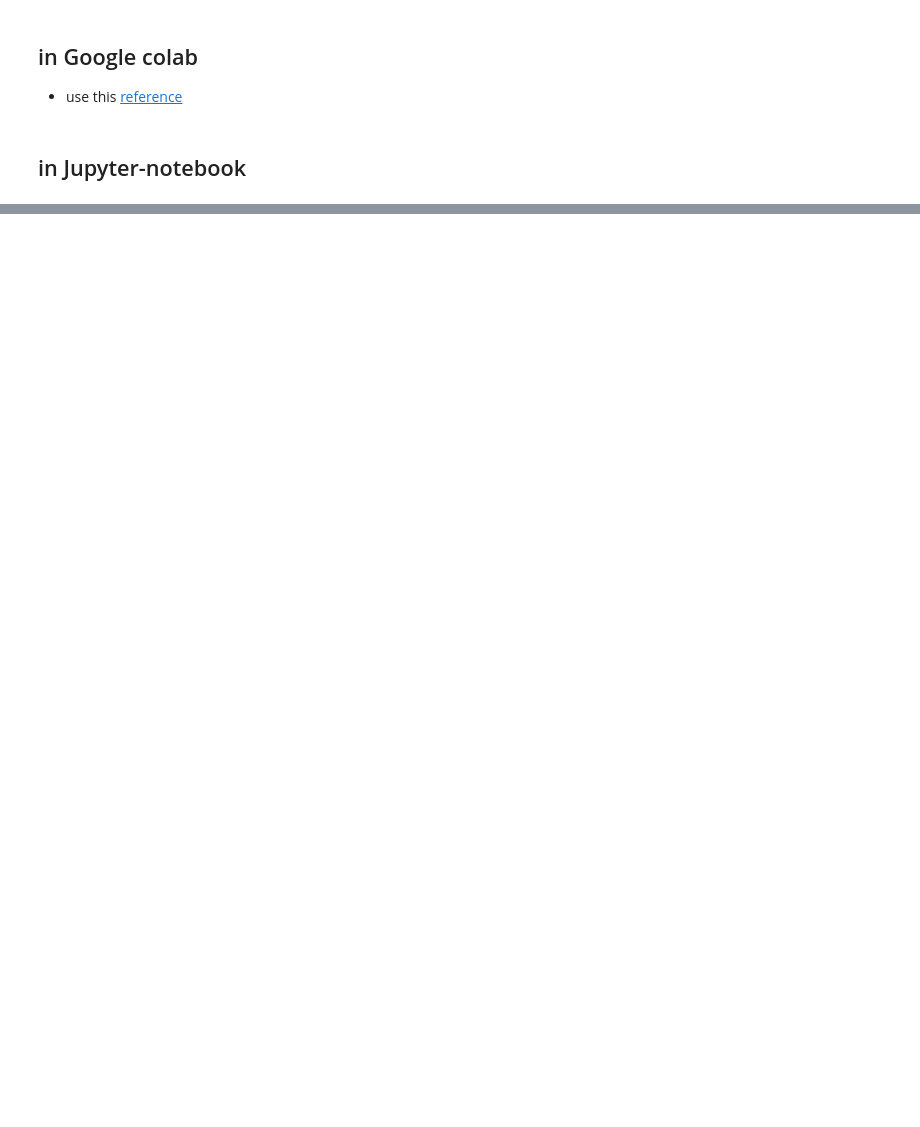
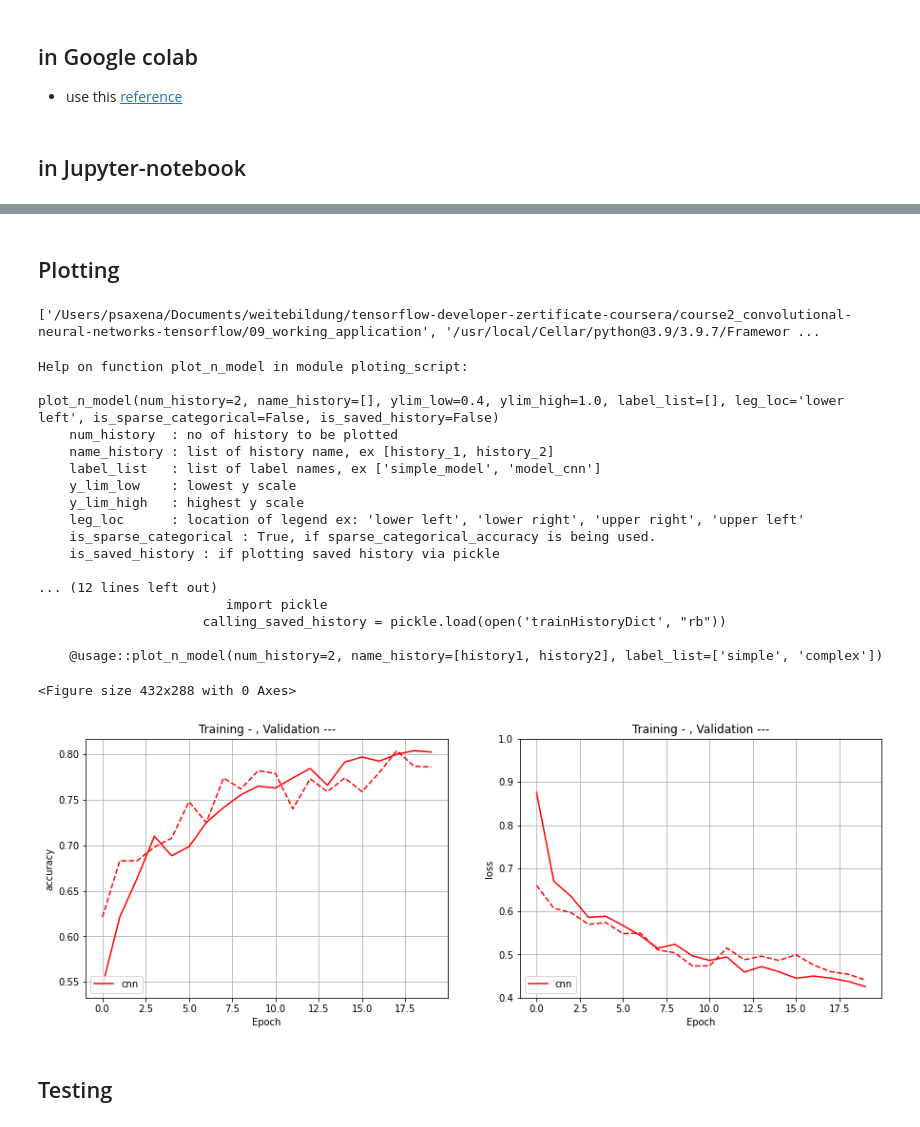
Before and after one commit to poojasaxena/tensorflow-specialization-coursera, a Jupyter notebook: course2_convolutional-neural-networks-tensorflow/09_working_application/Course_2_Part_1_Lesson_1_Notebook_catvsdog.ipynb, the cells around one changed output, grey strips where cells are left out. Cells and saved outputs as stored; diff of their text form; code cells hidden in the pictures; blank space fills up the shorter version.

Commit message:
developed cat/dog model

```diff
--- a/course2_convolutional-neural-networks-tensorflow/09_working_application/Course_2_Part_1_Lesson_1_Notebook_catvsdog.ipynb
+++ b/course2_convolutional-neural-networks-tensorflow/09_working_application/Course_2_Part_1_Lesson_1_Notebook_catvsdog.ipynb
@@ -144,0 +297,27 @@ for fname in os.listdir(path=search_path):
+# %%
+from tensorflow.keras.optimizers import RMSprop
+
+model.compile(optimizer=RMSprop(learning_rate=0.001),
+              loss='binary_crossentropy',
+              metrics = ['accuracy'])
+# %%
+from tensorflow.keras.preprocessing.image import ImageDataGenerator
+
+# All images will be rescaled by 1./255.
+train_datagen = ImageDataGenerator( rescale = 1.0/255. )
+test_datagen  = ImageDataGenerator( rescale = 1.0/255. )
+
+# --------------------
+# Flow training images in batches of 20 using train_datagen generator
+# --------------------
+train_generator = train_datagen.flow_from_directory(train_dir,
+                                                    batch_size=20,
+                                                    class_mode='binary',
+                                                    target_size=(150, 150))
+# --------------------
+# Flow validation images in batches of 20 using test_datagen generator
+# --------------------
+validation_generator =  test_datagen.flow_from_directory(validation_dir,
+                                                         batch_size=20,
+                                                         class_mode  = 'binary',
+                                                         target_size = (150, 150))
@@ -144,0 +327,7 @@ for fname in os.listdir(path=search_path):
+# %%
+history = model.fit(train_generator,
+                              validation_data=validation_generator,
+                              steps_per_epoch=100,
+                              epochs=20,
+                              validation_steps=50,
+                              verbose=2)
@@ -144,0 +353,33 @@ for fname in os.listdir(path=search_path):
+# %% [markdown]
+## Plotting
+# %%
+import sys
+print(sys.path)
+sys.path.append("/Users/psaxena/Documents/weitebildung/tensorflow-developer-zertificate-coursera/pool_common_scripts")
+# %% [output]
+['/Users/psaxena/Documents/weitebildung/tensorflow-developer-zertificate-coursera/course2_convolutional-neural-networks-tensorflow/09_working_application', '/usr/local/Cellar/python@3.9/3.9.7/Framewor ...
+# %%
+from ploting_script import plot_n_model
+plot_n_model(num_history=1, name_history=[history], label_list=["cnn"])
+# %% [output]
+Help on function plot_n_model in module ploting_script:
+
+plot_n_model(num_history=2, name_history=[], ylim_low=0.4, ylim_high=1.0, label_list=[], leg_loc='lower left', is_sparse_categorical=False, is_saved_history=False)
+    num_history  : no of history to be plotted
+    name_history : list of history name, ex [history_1, history_2]
+    label_list   : list of label names, ex ['simple_model', 'model_cnn']
+    y_lim_low    : lowest y scale
+    y_lim_high   : highest y scale
+    leg_loc      : location of legend ex: 'lower left', 'lower right', 'upper right', 'upper left'
+    is_sparse_categorical : True, if sparse_categorical_accuracy is being used.
+    is_saved_history : if plotting saved history via pickle
+
+... (12 lines left out)
+                        import pickle
+                     calling_saved_history = pickle.load(open('trainHistoryDict', "rb"))
+
+    @usage::plot_n_model(num_history=2, name_history=[history1, history2], label_list=['simple', 'complex'])
+<Figure size 432x288 with 0 Axes>
+[figure, added]
+# %% [markdown]
+## Testing
```
Also changed, not shown: parts of 28 cells of this notebook.
